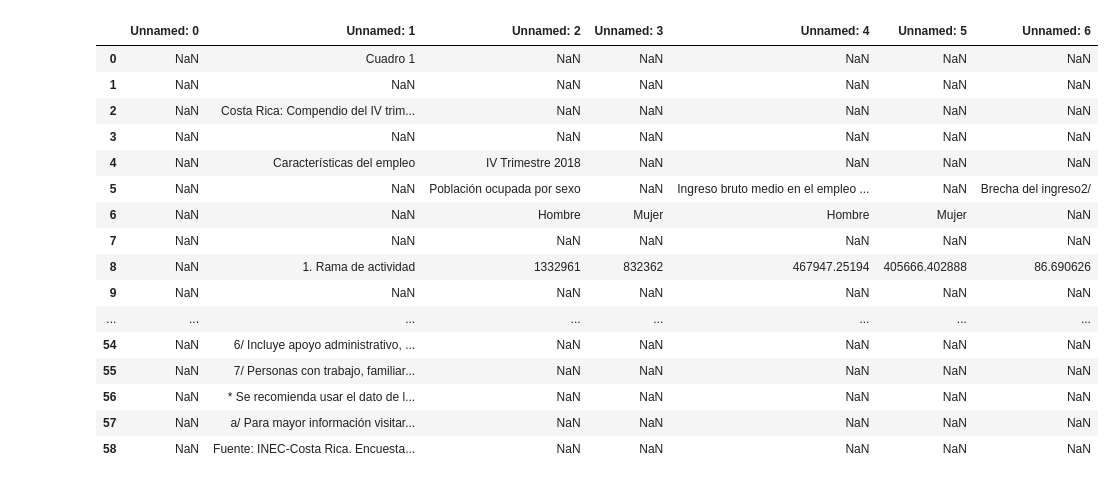
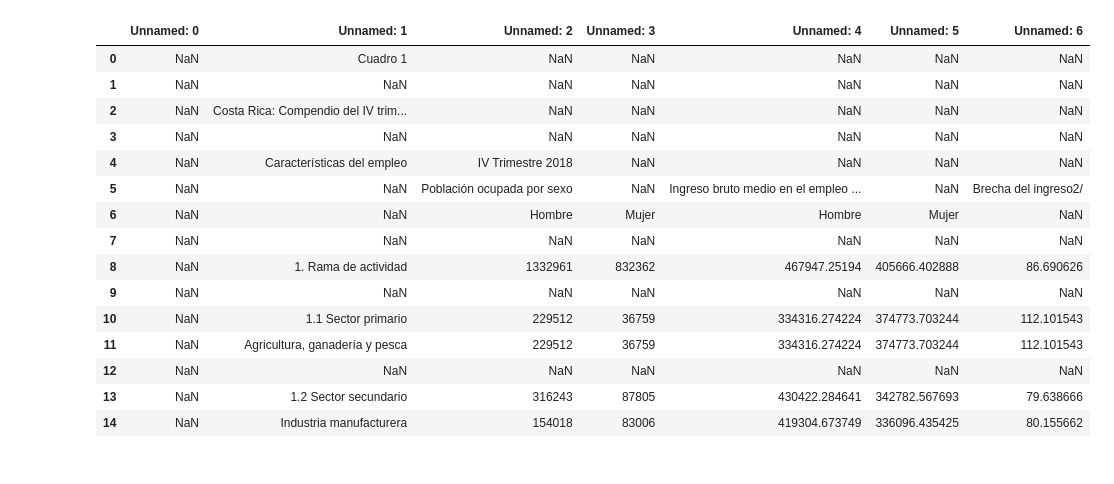
Before and after one commit to Gaboelc/Analysis-of-the-employment-situation-in-Costa-Rica-2018-2022, a Jupyter notebook: EDA.ipynb, the cells around one changed output. Drawn from its saved outputs; the diff is of its cells as text; code cells hidden in the pictures.

```diff
--- a/EDA.ipynb
+++ b/EDA.ipynb
@@ -3,21 +94,20 @@ import pandas as pd
 # %%
 df = pd.read_excel('Data/2018/Oferta_de_empleo_Costa_Rica_4_trimestre_2018.xlsx', sheet_name=1)
-df
+df.head(15)
 # %% [output]
 |  | Unnamed: 0 | Unnamed: 1 | Unnamed: 2 | Unnamed: 3 | Unnamed: 4 | Unnamed: 5 | Unnamed: 6 |
 | 0 | NaN | Cuadro 1 | NaN | NaN | NaN | NaN | NaN |
 | 1 | NaN | NaN | NaN | NaN | NaN | NaN | NaN |
 | 2 | NaN | Costa Rica: Compendio del IV trim... | NaN | NaN | NaN | NaN | NaN |
 | 3 | NaN | NaN | NaN | NaN | NaN | NaN | NaN |
 | 4 | NaN | Características del empleo | IV Trimestre 2018 | NaN | NaN | NaN | NaN |
 | 5 | NaN | NaN | Población ocupada por sexo | NaN | Ingreso bruto medio en el empleo ... | NaN | Brecha del ingreso2/ |
 | 6 | NaN | NaN | Hombre | Mujer | Hombre | Mujer | NaN |
 | 7 | NaN | NaN | NaN | NaN | NaN | NaN | NaN |
 | 8 | NaN | 1. Rama de actividad | 1332961 | 832362 | 467947.25194 | 405666.402888 | 86.690626 |
 | 9 | NaN | NaN | NaN | NaN | NaN | NaN | NaN |
-| ... | ... | ... | ... | ... | ... | ... | ... |
-| 54 | NaN | 6/ Incluye apoyo administrativo, ... | NaN | NaN | NaN | NaN | NaN |
-| 55 | NaN | 7/ Personas con trabajo, familiar... | NaN | NaN | NaN | NaN | NaN |
-| 56 | NaN | * Se recomienda usar el dato de l... | NaN | NaN | NaN | NaN | NaN |
-| 57 | NaN | a/ Para mayor información visitar... | NaN | NaN | NaN | NaN | NaN |
-| 58 | NaN | Fuente: INEC-Costa Rica. Encuesta... | NaN | NaN | NaN | NaN | NaN |
+| 10 | NaN | 1.1 Sector primario | 229512 | 36759 | 334316.274224 | 374773.703244 | 112.101543 |
+| 11 | NaN | Agricultura, ganadería y pesca | 229512 | 36759 | 334316.274224 | 374773.703244 | 112.101543 |
+| 12 | NaN | NaN | NaN | NaN | NaN | NaN | NaN |
+| 13 | NaN | 1.2 Sector secundario | 316243 | 87805 | 430422.284641 | 342782.567693 | 79.638666 |
+| 14 | NaN | Industria manufacturera | 154018 | 83006 | 419304.673749 | 336096.435425 | 80.155662 |
```
Also changed, not shown: parts of 12 cells of this notebook, 2 other files.
